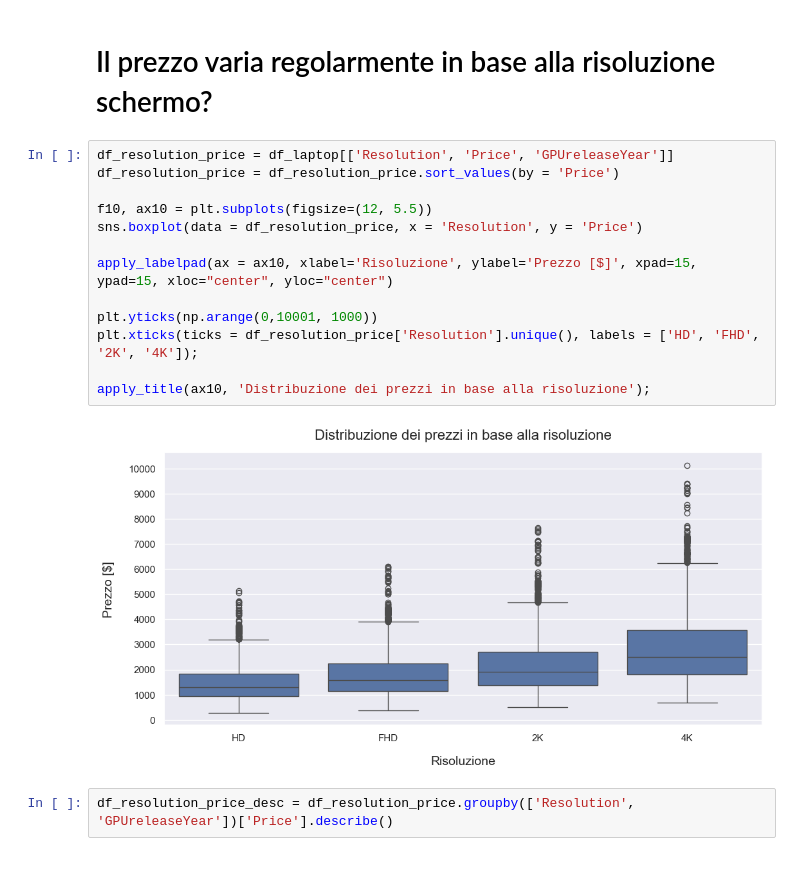
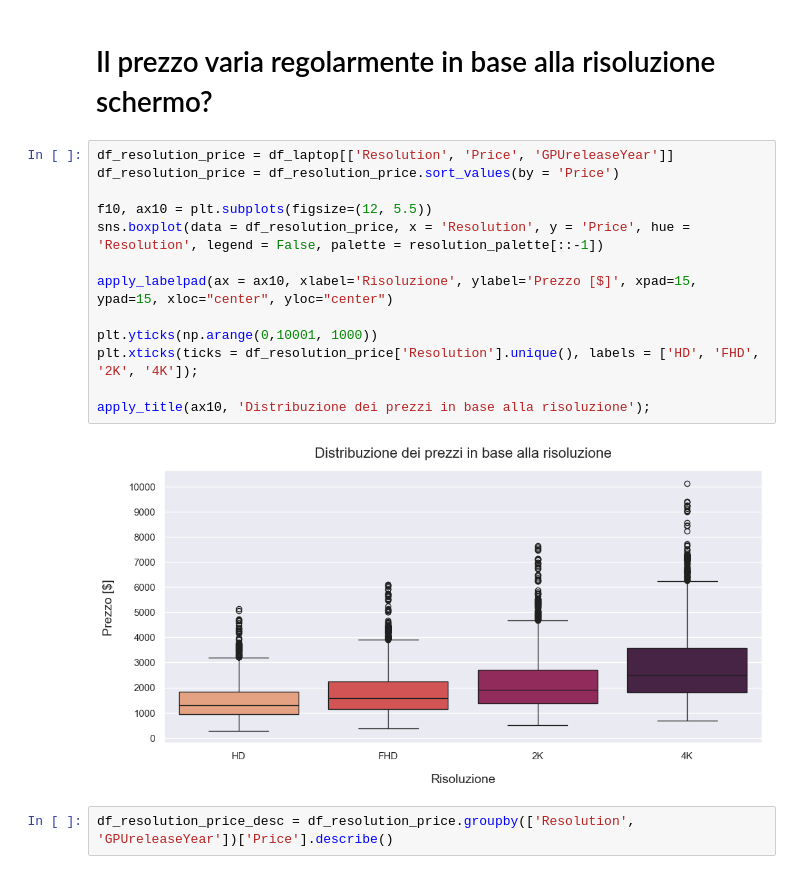
Before and after one commit to giovannifabro/Progetto-Fondamenti-di-Scienza-dei-Dati, a Jupyter notebook: Laptop.ipynb, the cells around one changed output. Drawn from its saved outputs; the diff is of its cells as text.

```diff
--- a/Laptop.ipynb
+++ b/Laptop.ipynb
@@ -141,18 +141,18 @@ apply_title(ax9, 'Relazione tra peso e prezzo');
 # %%
 df_resolution_price = df_laptop[['Resolution', 'Price', 'GPUreleaseYear']]
 df_resolution_price = df_resolution_price.sort_values(by = 'Price')
 
 f10, ax10 = plt.subplots(figsize=(12, 5.5))
-sns.boxplot(data = df_resolution_price, x = 'Resolution', y = 'Price')
+sns.boxplot(data = df_resolution_price, x = 'Resolution', y = 'Price', hue = 'Resolution', legend = False, palette = resolution_palette[::-1])
 
 apply_labelpad(ax = ax10, xlabel='Risoluzione', ylabel='Prezzo [$]', xpad=15, ypad=15, xloc="center", yloc="center")
 
 plt.yticks(np.arange(0,10001, 1000))
 plt.xticks(ticks = df_resolution_price['Resolution'].unique(), labels = ['HD', 'FHD', '2K', '4K']);
 
 apply_title(ax10, 'Distribuzione dei prezzi in base alla risoluzione');
 # %% [output]
-[figure, old version]
+[figure, new version]
 # %%
 df_resolution_price_desc = df_resolution_price.groupby(['Resolution', 'GPUreleaseYear'])['Price'].describe()
 # %% [markdown]
```
Also changed, not shown: parts of 2 cells of this notebook, 1 other file.
